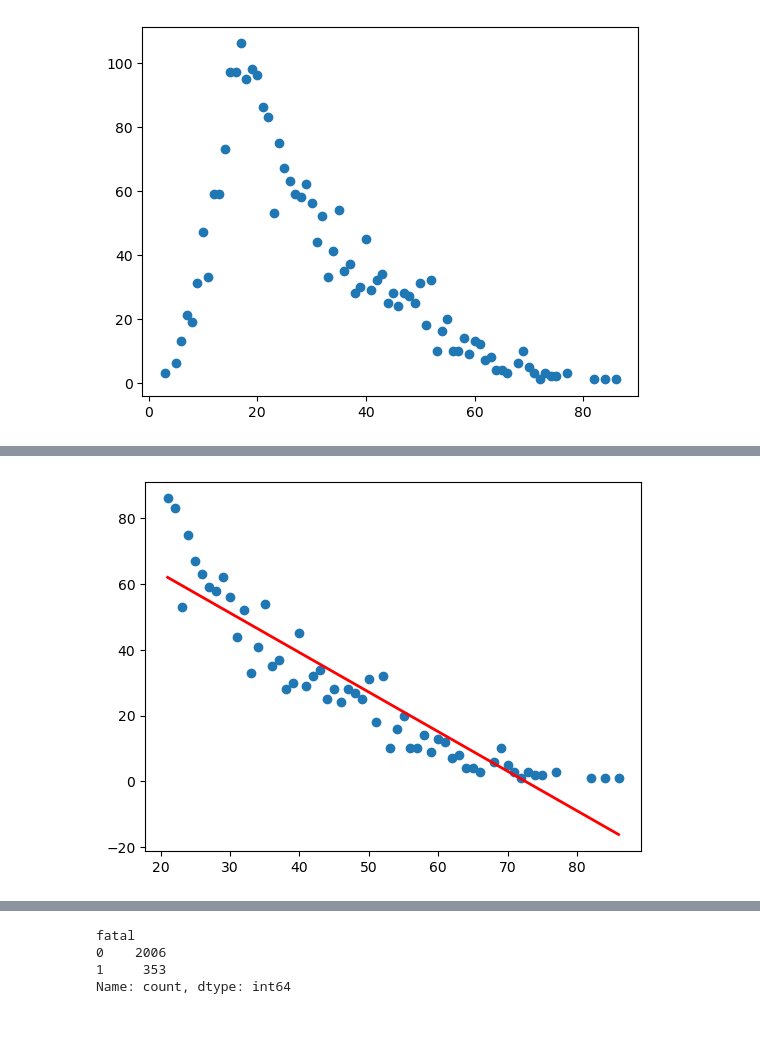
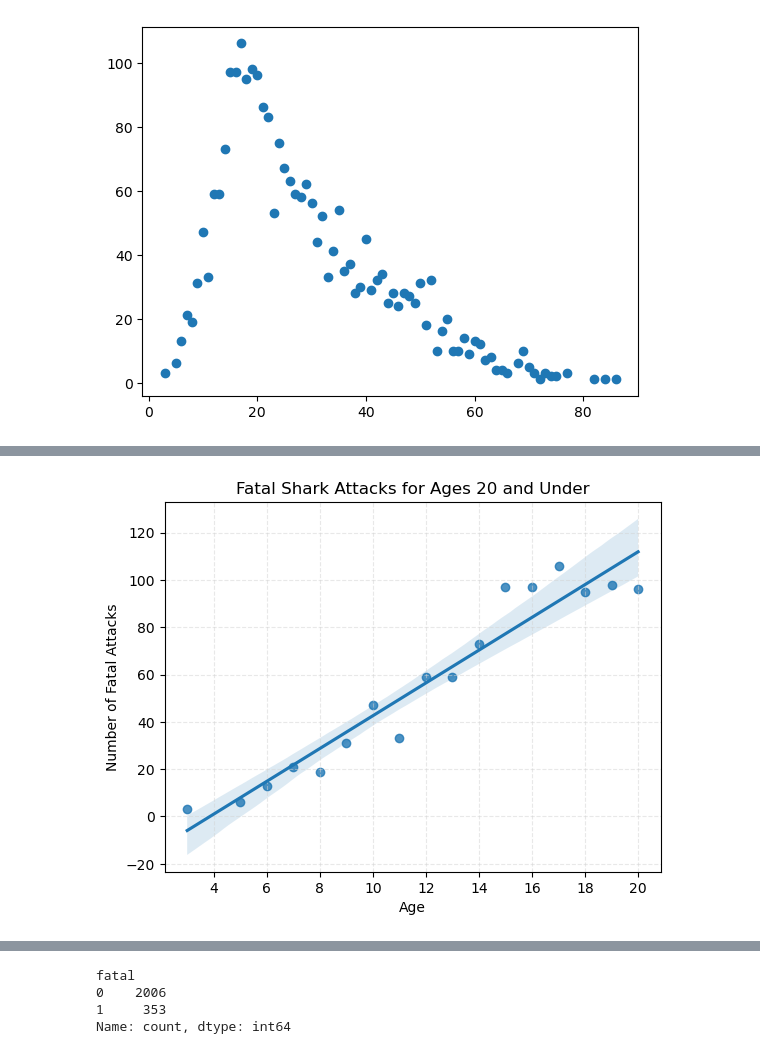
Before and after one commit to HagenGrant/project-1-group-05, a Jupyter notebook: Shark Attacks-checkpoint.ipynb, the cells around one changed output, grey strips where cells are left out. Cells and saved outputs as stored; diff of their text form; code cells hidden in the pictures; blank space fills up the shorter version.

```diff
--- a/Shark Attacks-checkpoint.ipynb
+++ b/Shark Attacks-checkpoint.ipynb
@@ -954,5 +994,5 @@ plt.show()
 # %% [output]
 [figure]
 # %%
-age_df_young = age_df[age_df["age"] < 20 ]
+age_df_young = age_df[age_df["age"] <= 20 ]
 age_df_old = age_df[age_df["age"] > 20 ]
@@ -972,13 +999,16 @@ plt.show()
-# %%
-# above 20 years old regression
-plt.scatter(age_df_old.age, age_df_old.num_attacks)
-
-# use linear regression formula to plot line of best fit
-slope, intercept, r_value, p_value, std_err = linregress(age_df_old.age, age_df_old.num_attacks)
-regression_line = slope * age_df_old.age + intercept
-
-plt.plot(age_df_old.age, regression_line, color='red', linewidth=2)
-
-plt.show()
-# %% [output]
-[figure, removed]
+# %%
+# use seaborns regplot to make a linear regression showing replationship between age and fataliy of attacks
+# for 20 and under:
+sns.regplot(x="age", y="num_attacks", data=age_df_young)
+
+# label
+plt.title("Fatal Shark Attacks for Ages 20 and Under")
+plt.xlabel("Age")
+# use matplotlibs ticker mod to set x labels as whole ints
+plt.gca().xaxis.set_major_locator(ticker.MaxNLocator(integer=True))
+plt.ylabel("Number of Fatal Attacks")
+plt.grid(color="lightgrey", linestyle="--", alpha=.5)
+
+plt.show()
+# %% [output]
+[figure, added]
```
Also changed, not shown: parts of 26 cells of this notebook.
